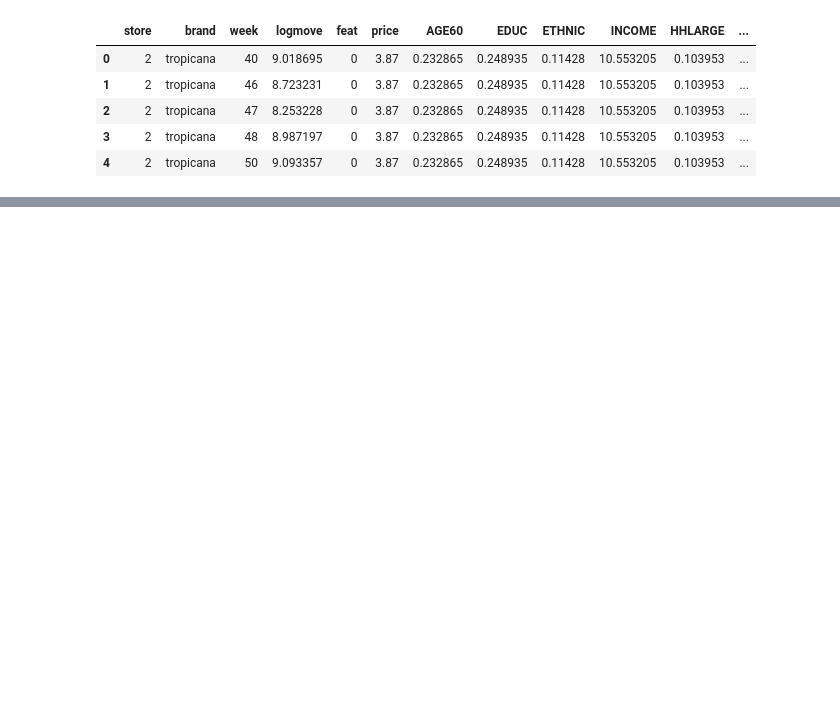
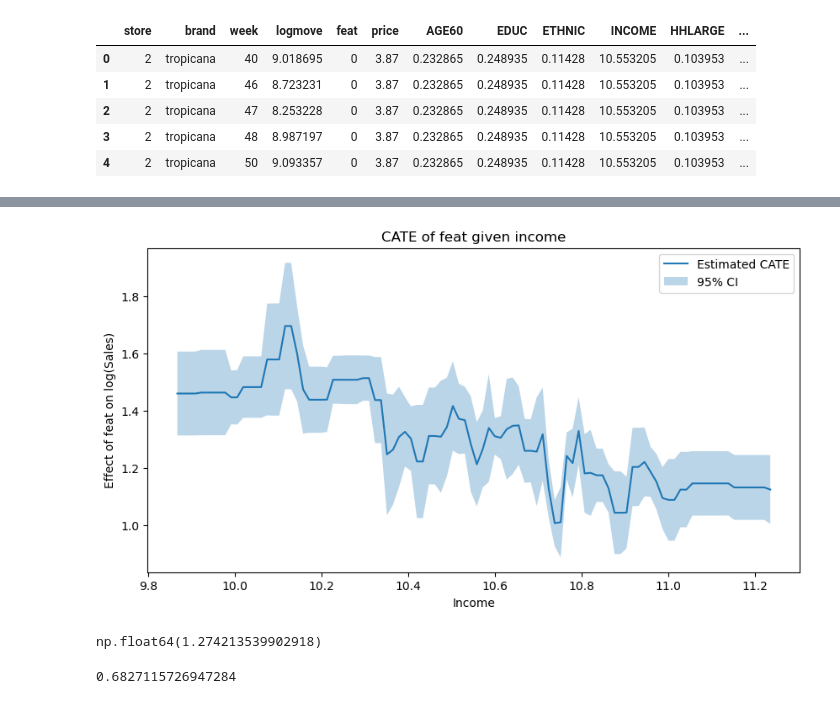
Before and after one commit to georgehagstrom/DATA622Spring2026, a Jupyter notebook: website/meetups/meetup-10/causalMLVignette.ipynb, the cells around one changed output, grey strips where cells are left out. Cells and saved outputs as stored; diff of their text form; code cells hidden in the pictures; blank space fills up the shorter version.

```diff
--- a/website/meetups/meetup-10/causalMLVignette.ipynb
+++ b/website/meetups/meetup-10/causalMLVignette.ipynb
@@ -131,0 +244,30 @@ print(f"True CATE range: [{TE_true.min():.3f}, {TE_true.max():.3f}]")
+# %%
+# Now we do the same visualization as before:
+
+
+X_grid = np.linspace(X.min(), X.max(), 100).reshape(-1, 1)
+cate = est.effect(X_grid)
+cate_lower, cate_upper = est.effect_interval(X_grid, alpha=0.05)
+
+plt.figure(figsize=(10, 5))
+plt.plot(X_grid.flatten(), cate, label="Estimated CATE")
+plt.fill_between(X_grid.flatten(), cate_lower, cate_upper,
+                 label="95% CI", alpha=0.3)
+plt.xlabel('Income')
+plt.ylabel('Effect of feat on log(Sales)')
+plt.legend()
+plt.title("CATE of feat given income")
+plt.show()
+# %% [output]
+[figure, added]
+# %%
+ate = est.ate(X=X_train)
+ate_lb, ate_ub = est.ate_interval(X=X_train, alpha=0.05)
+ate
+# %% [output]
+np.float64(1.274213539902918)
+# %%
+rscore = est.score(Y_test, T_test, X=X_test, W=W_test)
+rscore
+# %% [output]
+0.6827115726947284
```
Also changed, not shown: parts of 13 cells of this notebook.
